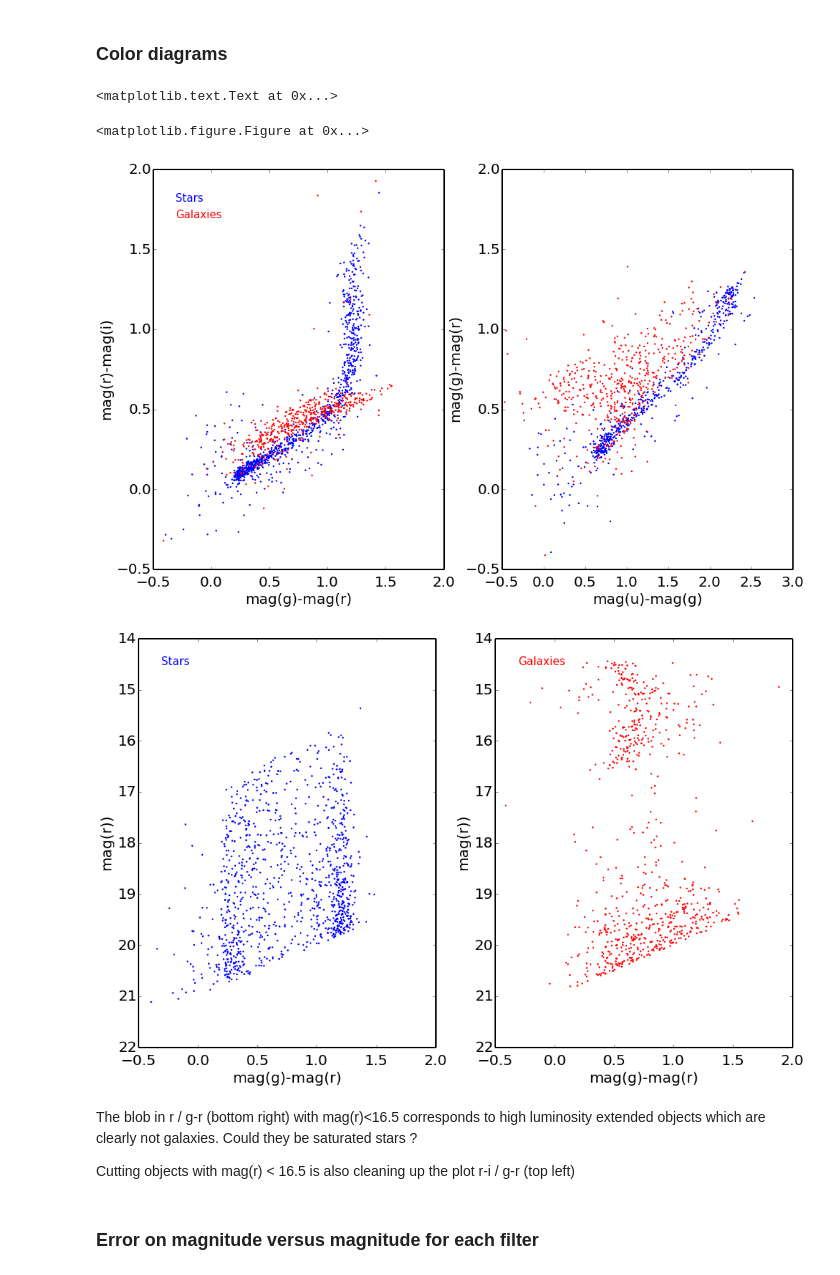
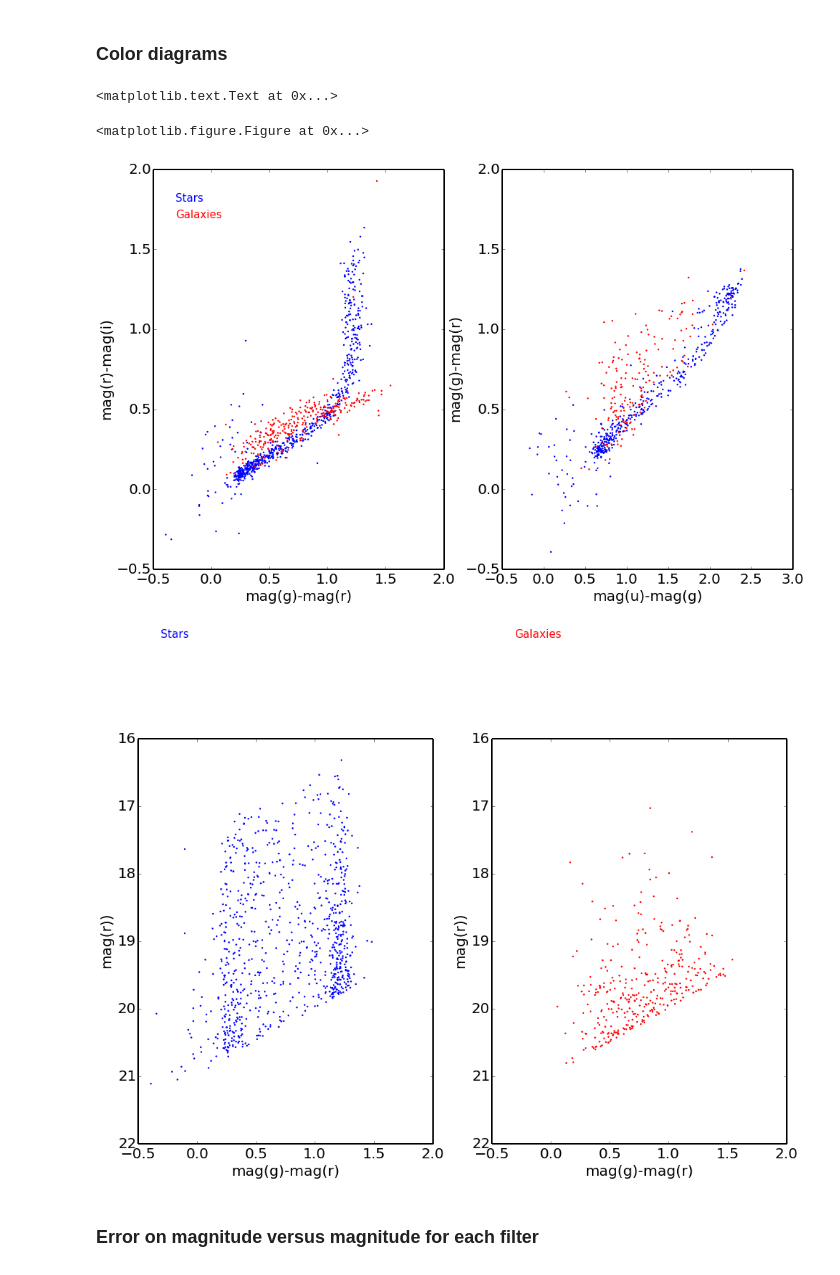
Before and after one commit to LSSTDESC/CFHTLS-Reprocess, a Jupyter notebook: notebooks/Catalog_for_Photometry.ipynb, the cells around one changed output. Cells and saved outputs as stored; diff of their text form; code cells hidden in the pictures.

```diff
--- a/notebooks/Catalog_for_Photometry.ipynb
+++ b/notebooks/Catalog_for_Photometry.ipynb
@@ -217,7 +222,7 @@ def getMagnitude(butler, mRef, visit, filter) :
     else :
         return 999.0, 999.0
 
-fileName = '../photometry.pickle'
+fileName = '../photometry_March16_2015.pickle'
 file = open(fileName,'wb')
 
 record = []
@@ -234,15 +239,15 @@ for cnts,ck in enumerate(check) :
     # Would be more efficient to do it before matching the catalogs
     for f in Flags :
         rej = 0
-        if ref_0.get(f) :
+        if ref_0.get(f) or ref_1.get(f) :
             rej = 1
             break
-        if rej == 1 :
-            continue
+    if rej == 1 :
+        continue
 
-    # Do not consider sources with snr(g) < 3 sigma
+    # Do not consider sources with snr(g) < 5 sigma
     signalToNoise = ref_0.get("base_SincFlux_flux")/ref_0.get("base_SincFlux_fluxSigma")
-    if signalToNoise < 3.0 :
+    if signalToNoise < 5.0 :
         continue
 
     # Output record
@@ -268,9 +273,18 @@ for cnts,ck in enumerate(check) :
         if ind != -1 :
             ref_match = match_src[i+1][ind]
             ref_filt = ref_match.second
-            field[filters[i+1]].extend(getMagnitude(butler,ref_filt,visits[i+1],filters[i+1]))
-            field[filters[i+1]].append(ref_filt.get("base_SincFlux_flux")/ref_filt.get("base_SincFlux_fluxSigma"))
-            field[filters[i+1]].append(ref_filt.get("ccd"))
+            # check for bad flags
+            for f in Flags :
+                rej = 0
+                if ref_filt.get(f) :
+                    rej = 1
+                    break
+            if rej == 1 :
+                field[filters[i+1]].extend([-2, -2, -2, -2])
+            else :
+                field[filters[i+1]].extend(getMagnitude(butler,ref_filt,visits[i+1],filters[i+1]))
+                field[filters[i+1]].append(ref_filt.get("base_SincFlux_flux")/ref_filt.get("base_SincFlux_fluxSigma"))
+                field[filters[i+1]].append(ref_filt.get("ccd"))
         else :
             field[filters[i+1]].extend([-1, -1, -1, -1])
 
@@ -327,7 +341,7 @@ font = {'family' : 'serif',
         'size'   : 25,
         }
 
-fileName = '../photometry.pickle'
+fileName = '../photometry_March16_2015.pickle'
 file = open(fileName,'rb')
 
 g_rS = []
@@ -361,7 +375,7 @@ while True :
     mag_u = record[3]["u"][0]
     snr_u = record[3]["u"][2]
 
-    if mag_g < 21 and mag_r > 16.5 and mag_i > 0 and snr_g > 5 and snr_r > 5 and snr_i > 5 :
+    if mag_g < 21 and mag_i > 0 and snr_g > 5 and snr_r > 5 and snr_i > 5 :
         if record[2] < 0.5 :
             g_rS.append(mag_g-mag_r)
             r_iS.append(mag_r-mag_i)
@@ -398,41 +412,37 @@ ax0.set_xlabel("mag(g)-mag(r)", fontsize=20, weight='normal')
 ax0.set_ylabel("mag(r)-mag(i)", fontsize=20, weight='normal')
 ax0.tick_params(labelsize=20)
 ax0.text(-0.3, 1.8, 'Stars', color='b', fontsize=15)
 ax0.text(-0.3, 1.7, 'Galaxies', color='r', fontsize=15)
 
 ax1.scatter(u_gS, g_rS2, s=2., color='b')
 ax1.scatter(u_gG, g_rG2, s=2., color='r')
 ax1.set_xlim([-0.5,3.0])
 ax1.set_ylim([-0.5,2.0])
 ax1.set_xlabel("mag(u)-mag(g)", fontsize=20, weight='normal')
 ax1.set_ylabel("mag(g)-mag(r)", fontsize=20, weight='normal')
 ax1.tick_params(labelsize=20)
 
 fig, (ax2, ax3) = plt.subplots(ncols=2, figsize=(16,10))
 ax2.scatter(g_rS3, rS, s=2., color='b')
 ax2.set_xlabel("mag(g)-mag(r)", fontsize=20, weight='normal')
 ax2.set_ylabel("mag(r))", fontsize=20, weight='normal')
 ax2.tick_params(labelsize=20)
 ax2.set_xlim([-0.5,2.0])
-ax2.set_ylim([22,14])
+ax2.set_ylim([22,16])
 ax2.text(-0.3, 14.5, 'Stars', color='b', fontsize=15)
 
 ax3.scatter(g_rG3, rG, s=2., color='r')
 ax3.set_xlabel("mag(g)-mag(r)", fontsize=20, weight='normal')
 ax3.set_ylabel("mag(r))", fontsize=20, weight='normal')
 ax3.tick_params(labelsize=20)
 ax3.set_xlim([-0.5,2.0])
-ax3.set_ylim([22,14])
+ax3.set_ylim([22,16])
 ax3.text(-0.3, 14.5, 'Galaxies', color='r', fontsize=15)
 # %% [output]
 <matplotlib.text.Text at 0x...>
 <matplotlib.figure.Figure at 0x...>
-[figure, old version]
+[figure, new version]
-[figure, old version]
+[figure, new version]
-# %% [markdown]
-The blob in r / g-r (bottom right) with mag(r)<16.5 corresponds to high luminosity extended objects which are clearly not galaxies. Could they be saturated stars ?
-
-Cutting objects with mag(r) < 16.5 is also cleaning up the plot r-i / g-r (top left)
 # %% [markdown]
 ### Error on magnitude versus magnitude for each filter
 # %%
```
Also changed, not shown: parts of 6 cells of this notebook.
